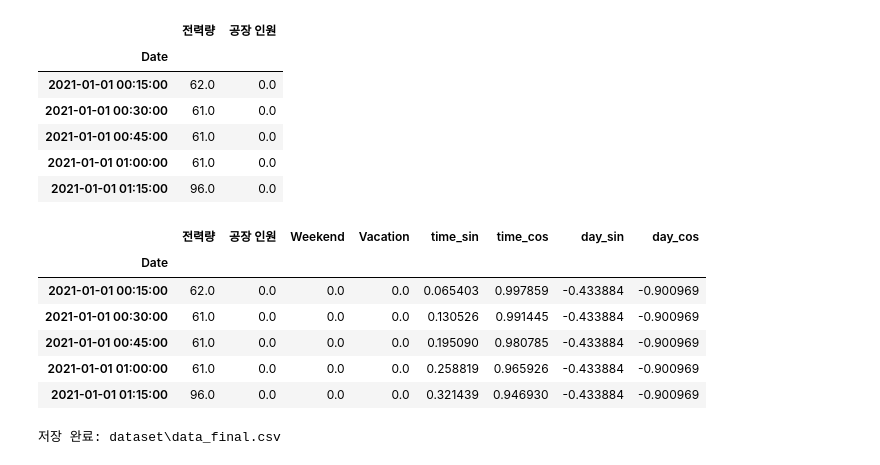
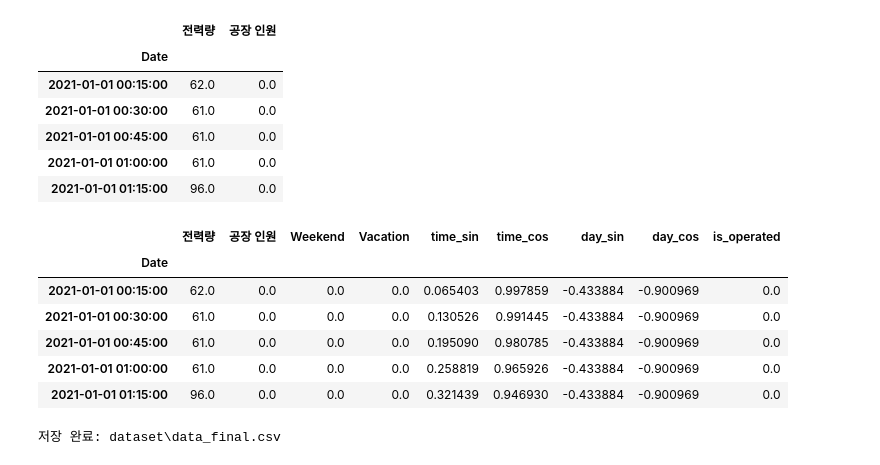
Before and after one commit to Jon-Irenicus/kamp_ai_competition, a Jupyter notebook: preprocessing.ipynb, the cells around one changed output. Drawn from its saved outputs; the diff is of its cells as text; code cells hidden in the pictures.

```diff
--- a/preprocessing.ipynb
+++ b/preprocessing.ipynb
@@ -63,7 +63,7 @@ m            0
 인건비          0
 dtype: int64
 # %%
-dataset_interpolate = dataset.ffill()
+dataset_interpolate = dataset.interpolate()
 dataset_interpolate.isnull().sum()
 # %% [output]
 날짜          0
@@ -207,40 +230,41 @@ data_15min['Vacation'] = (
     data_15min.index.normalize().isin(holidays)
 ).astype(float)
 
 data_15min['minute_of_day'] = (
     data_15min.index.hour * 60
     + data_15min.index.minute
 )
 
 data_15min['time_sin'] = np.sin(
     2 * np.pi * data_15min['minute_of_day'] / (24 * 60)
 )
 
 data_15min['time_cos'] = np.cos(
     2 * np.pi * data_15min['minute_of_day'] / (24 * 60)
 )
 
 data_15min['day_of_week'] = data_15min.index.dayofweek.astype(float)
 
 # 요일 주기
 data_15min['day_sin'] = np.sin(
     2 * np.pi * data_15min['day_of_week'] / 7
 )
 
 data_15min['day_cos'] = np.cos(
     2 * np.pi * data_15min['day_of_week'] / 7
 )
 
+data_15min['is_operated'] = (data_15min['공장 인원'] != 0.0).astype(float)
 data_final = data_15min.drop(columns=['day_of_week', 'minute_of_day'])
 data_final.head()
 # %% [output]
-|  | 전력량 | 공장 인원 | Weekend | Vacation | time_sin | time_cos | day_sin | day_cos |
-| Date |  |  |  |  |  |  |  |  |
-| 2021-01-01 00:15:00 | 62.0 | 0.0 | 0.0 | 0.0 | 0.065403 | 0.997859 | -0.433884 | -0.900969 |
-| 2021-01-01 00:30:00 | 61.0 | 0.0 | 0.0 | 0.0 | 0.130526 | 0.991445 | -0.433884 | -0.900969 |
-| 2021-01-01 00:45:00 | 61.0 | 0.0 | 0.0 | 0.0 | 0.195090 | 0.980785 | -0.433884 | -0.900969 |
-| 2021-01-01 01:00:00 | 61.0 | 0.0 | 0.0 | 0.0 | 0.258819 | 0.965926 | -0.433884 | -0.900969 |
-| 2021-01-01 01:15:00 | 96.0 | 0.0 | 0.0 | 0.0 | 0.321439 | 0.946930 | -0.433884 | -0.900969 |
+|  | 전력량 | 공장 인원 | Weekend | Vacation | time_sin | time_cos | day_sin | day_cos | is_operated |
+| Date |  |  |  |  |  |  |  |  |  |
+| 2021-01-01 00:15:00 | 62.0 | 0.0 | 0.0 | 0.0 | 0.065403 | 0.997859 | -0.433884 | -0.900969 | 0.0 |
+| 2021-01-01 00:30:00 | 61.0 | 0.0 | 0.0 | 0.0 | 0.130526 | 0.991445 | -0.433884 | -0.900969 | 0.0 |
+| 2021-01-01 00:45:00 | 61.0 | 0.0 | 0.0 | 0.0 | 0.195090 | 0.980785 | -0.433884 | -0.900969 | 0.0 |
+| 2021-01-01 01:00:00 | 61.0 | 0.0 | 0.0 | 0.0 | 0.258819 | 0.965926 | -0.433884 | -0.900969 | 0.0 |
+| 2021-01-01 01:15:00 | 96.0 | 0.0 | 0.0 | 0.0 | 0.321439 | 0.946930 | -0.433884 | -0.900969 | 0.0 |
 # %%
 output_path = os.path.join('dataset', 'data_final.csv')
 os.makedirs(os.path.dirname(output_path), exist_ok=True)
```
Also changed, not shown: parts of 1 cell of this notebook, 3 other files.
